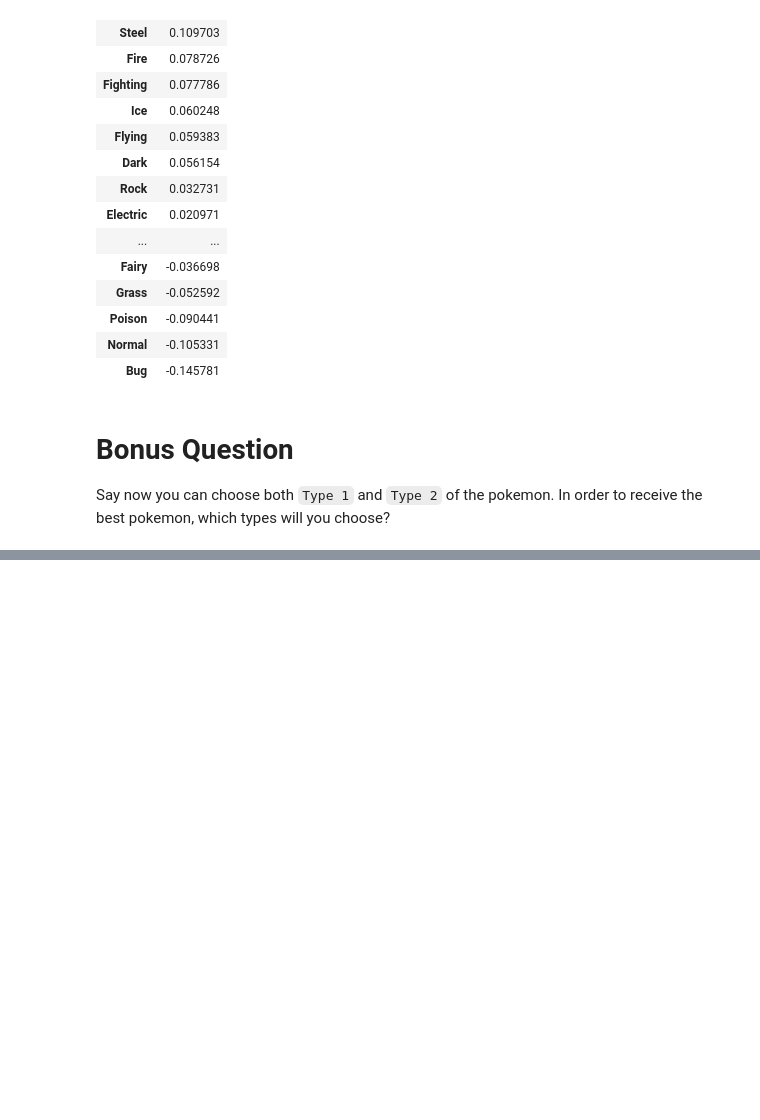
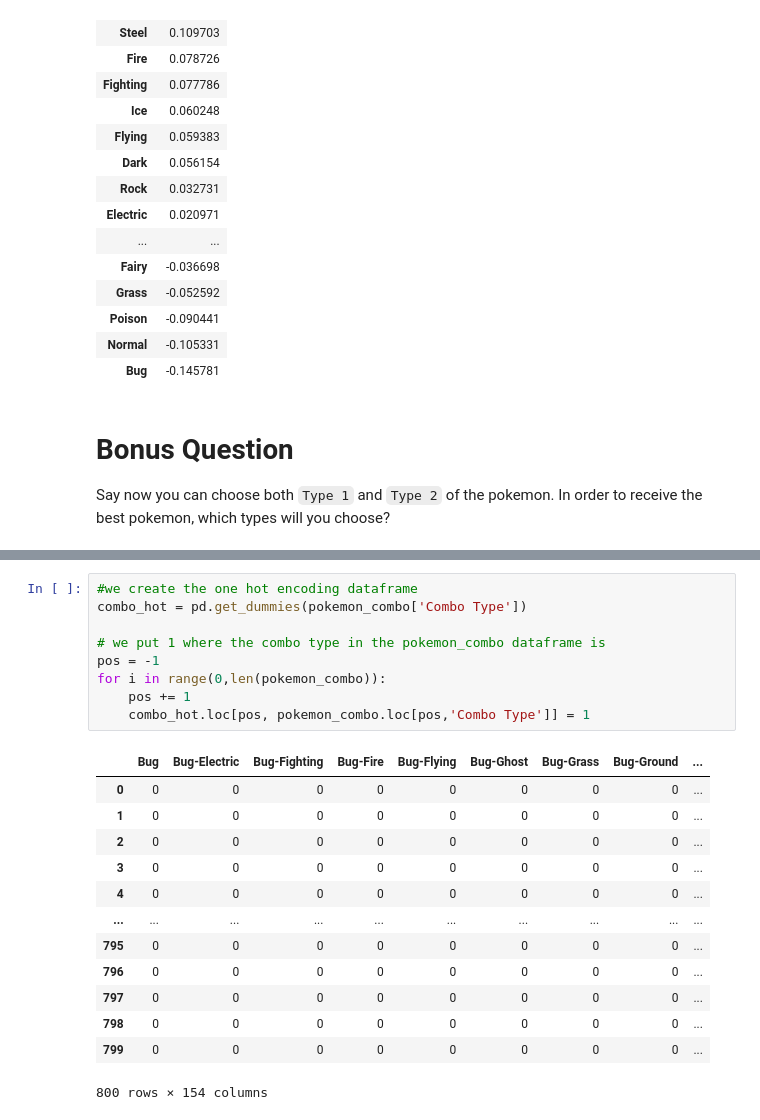
Before and after one commit to ironhack-bcn-data-pt/14-lab-df-calculation-and-transformation, a Jupyter notebook: your-code/challenge-2.ipynb, the cells around one changed output, grey strips where cells are left out. Cells and saved outputs as stored; diff of their text form; blank space fills up the shorter version.

```diff
--- a/your-code/challenge-2.ipynb
+++ b/your-code/challenge-2.ipynb
@@ -195,0 +214,23 @@ Say now you can choose both `Type 1` and `Type 2` of the pokemon. In order to re
+# %%
+#we create the one hot encoding dataframe
+combo_hot = pd.get_dummies(pokemon_combo['Combo Type'])
+
+# we put 1 where the combo type in the pokemon_combo dataframe is
+pos = -1
+for i in range(0,len(pokemon_combo)):
+    pos += 1
+    combo_hot.loc[pos, pokemon_combo.loc[pos,'Combo Type']] = 1
+# %% [output]
+|  | Bug | Bug-Electric | Bug-Fighting | Bug-Fire | Bug-Flying | Bug-Ghost | Bug-Grass | Bug-Ground | ... |
+| 0 | 0 | 0 | 0 | 0 | 0 | 0 | 0 | 0 | ... |
+| 1 | 0 | 0 | 0 | 0 | 0 | 0 | 0 | 0 | ... |
+| 2 | 0 | 0 | 0 | 0 | 0 | 0 | 0 | 0 | ... |
+| 3 | 0 | 0 | 0 | 0 | 0 | 0 | 0 | 0 | ... |
+| 4 | 0 | 0 | 0 | 0 | 0 | 0 | 0 | 0 | ... |
+| ... | ... | ... | ... | ... | ... | ... | ... | ... | ... |
+| 795 | 0 | 0 | 0 | 0 | 0 | 0 | 0 | 0 | ... |
+| 796 | 0 | 0 | 0 | 0 | 0 | 0 | 0 | 0 | ... |
+| 797 | 0 | 0 | 0 | 0 | 0 | 0 | 0 | 0 | ... |
+| 798 | 0 | 0 | 0 | 0 | 0 | 0 | 0 | 0 | ... |
+| 799 | 0 | 0 | 0 | 0 | 0 | 0 | 0 | 0 | ... |
+800 rows × 154 columns
```
Also changed, not shown: parts of 8 cells of this notebook.
